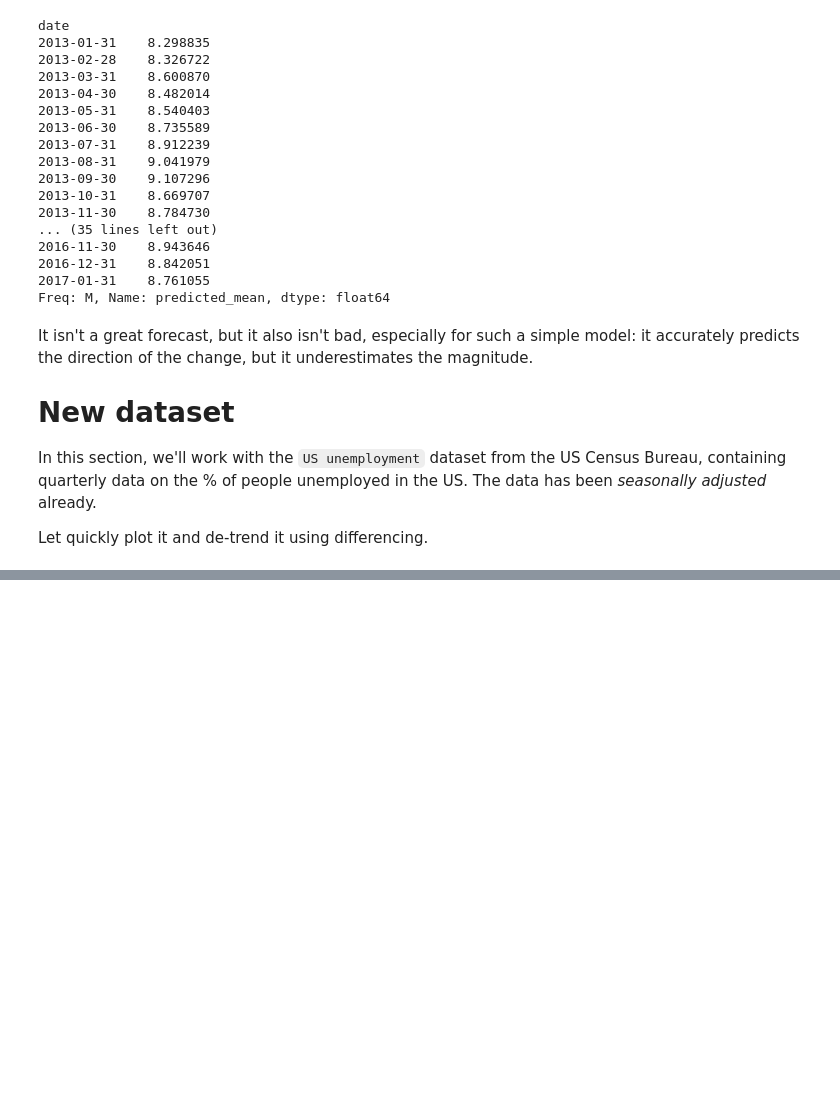
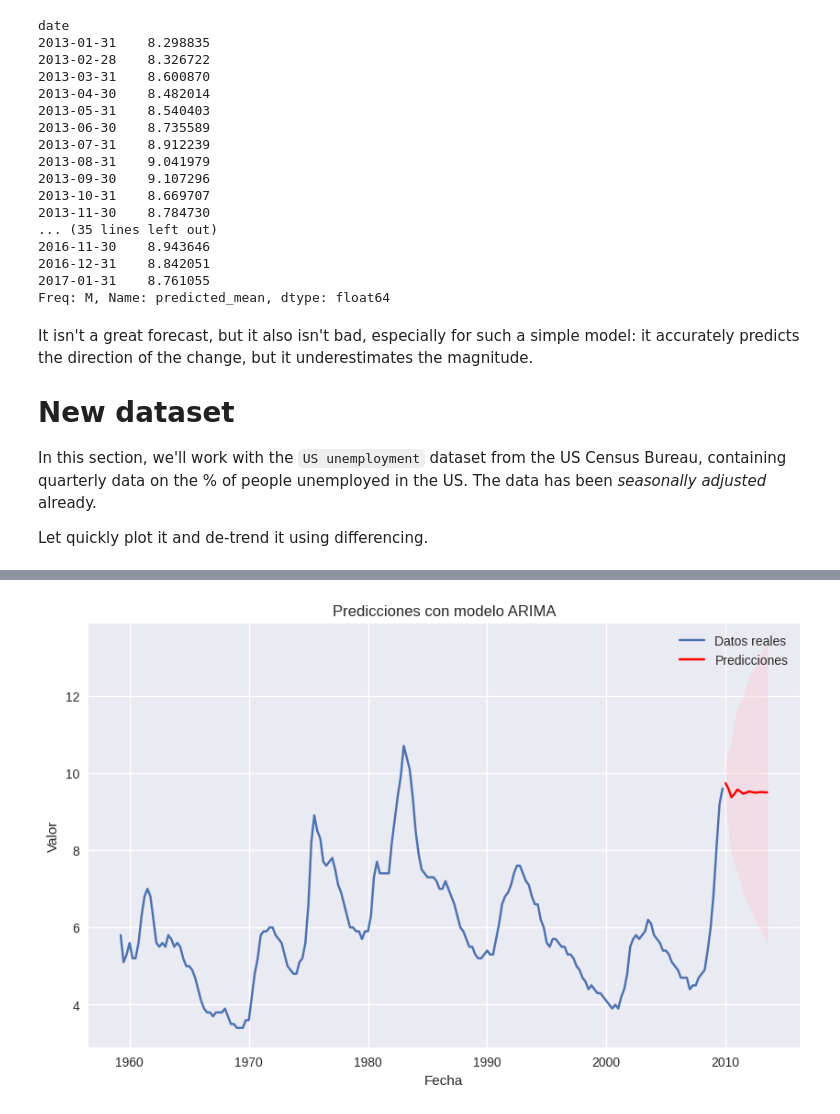
Before and after one commit to jazaineam1/Diplomado_ucentral_ME, a Jupyter notebook: Cuadernos/diplomado_series_tiempo.ipynb, the cells around one changed output, grey strips where cells are left out. Saved outputs shown, nothing was run; the diff lists cells and outputs as text; code cells hidden in the pictures; blank space fills up the shorter version.

```diff
--- a/Cuadernos/diplomado_series_tiempo.ipynb
+++ b/Cuadernos/diplomado_series_tiempo.ipynb
@@ -990,0 +960,4 @@ result.plot_predict(start="2006-03-31", end="2011-03-31")
+# %%
+from statsmodels.tsa.arima.model import ARIMA
+model=ARIMA(unemployment, order=(2,1,3)).fit()
+print(model.summary())
@@ -990,0 +999,18 @@ result.plot_predict(start="2006-03-31", end="2011-03-31")
+# %%
+
+forecast_steps = 15  # Número de pasos de predicción hacia el futuro
+forecast = model.get_forecast(steps=forecast_steps)
+
+
+
+plt.figure(figsize=(10, 6))
+plt.plot(unemployment, label='Datos reales')
+plt.plot(forecast.predicted_mean, color='red', label='Predicciones')
+plt.fill_between(forecast.conf_int().index, forecast.conf_int().iloc[:, 0], forecast.conf_int().iloc[:, 1], color='pink', alpha=0.3)
+plt.xlabel('Fecha')
+plt.ylabel('Valor')
+plt.title('Predicciones con modelo ARIMA')
+plt.legend()
+plt.show()
+# %% [output]
+[figure, added]
```
Also changed, not shown: parts of 6 cells of this notebook.
